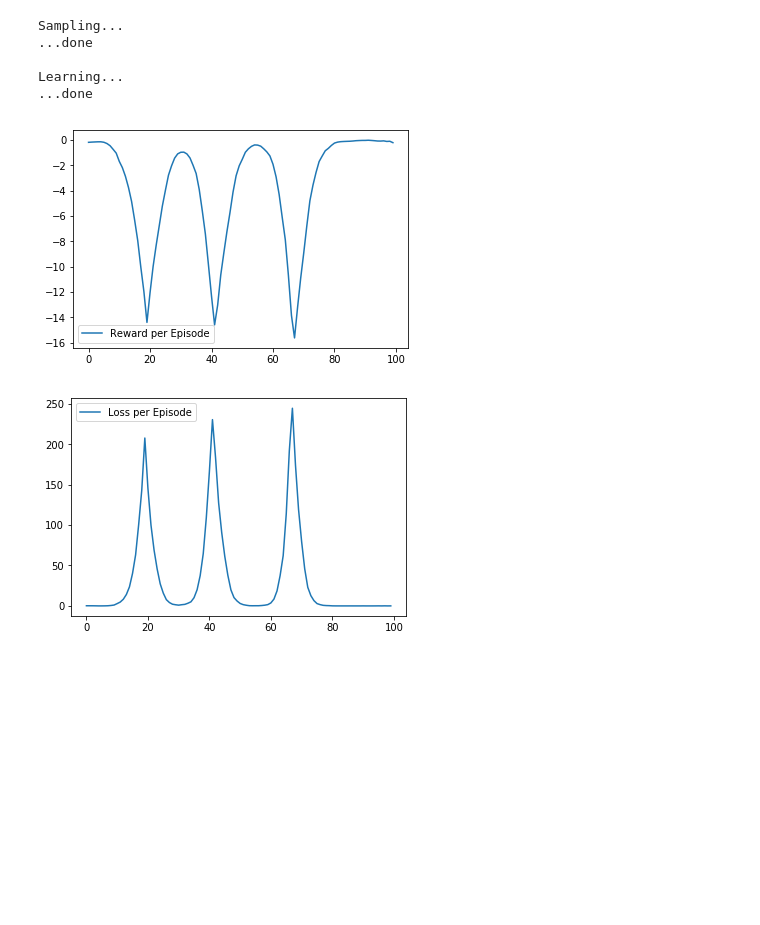
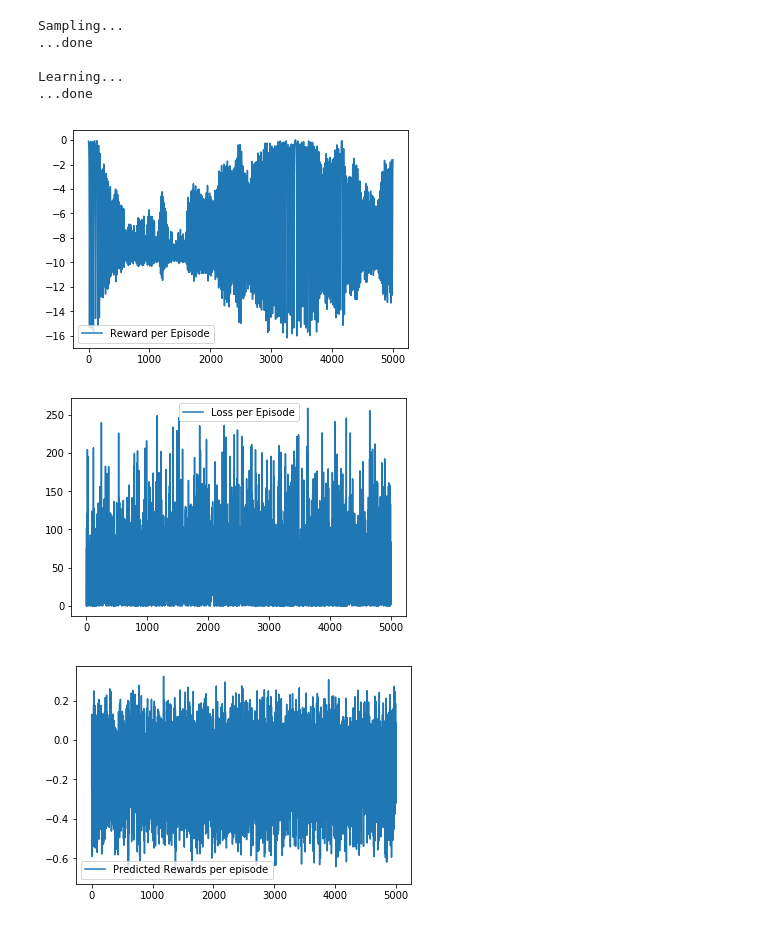
Before and after one commit to N1kYan/ReinforcementLearning, a Jupyter notebook: rl_challenge1_offline.ipynb, the cells around one changed output. Cells and saved outputs as stored; diff of their text form; code cells hidden in the pictures; blank space fills up the shorter version.

Commit message:
Added function to shuffle dataset before training; played around with network structure; still only learning zero centered outputs, instead of predicting (negative) rewards

```diff
--- a/rl_challenge1_offline.ipynb
+++ b/rl_challenge1_offline.ipynb
@@ -36,7 +36,7 @@ def sample(epochs):
         y[epoch] = np.array([state[0], state[1], state[2], reward])
 
         rewards.append(reward)
-        env.render()
+        #env.render()
     # Transform numpy arrays to tensors
     x = Variable(torch.from_numpy(x), requires_grad=True)
     y = Variable(torch.from_numpy(y), requires_grad=True)
@@ -55,20 +55,20 @@ def sample(epochs):
 class ControlNet(torch.nn.Module):
     def __init__(self, input_dim, hidden_dim1, hidden_dim2, output_dim):
         super(ControlNet, self).__init__()
-        self.input_linear = torch.nn.Linear(input_dim, hidden_dim1)
-        self.middle_linear = torch.nn.Linear(hidden_dim1, hidden_dim2)
-        self.output_linear = torch.nn.Linear(hidden_dim2, output_dim)
+        self.input = torch.nn.Linear(input_dim, hidden_dim1)
+        self.fc1 = torch.nn.Linear(hidden_dim1, hidden_dim2)
+        self.output = torch.nn.Linear(hidden_dim2, output_dim)
     def forward(self, x):
-        x = F.relu(self.input_linear(x))
-        x = F.relu(self.middle_linear(x))
-        x = F.relu(self.output_linear(x))
+        x = self.input(x)
+        x = self.fc1(x)
+        x = self.output(x)
         return x
 
 # Batch size, input dimension, hidden dimension, , hidden dimension, output dimension
 batch_size, d_in, d_hid1, d_hid2, d_out = 1, 4, 16, 16, 1
 
 # Learning rate for backprop
-l_rate = 0.9
+l_rate = 0.05
 
 # Criterion for optimisation: Mean Squared Loss
 criterion = torch.nn.MSELoss()
@@ -83,45 +109,54 @@ optimizer = torch.optim.SGD(model.parameters(), lr=l_rate)
     Training our neural network with the pre-sampled data.
 
 """
-# Array for plotting fun stuff
+# Arrays for plotting fun stuff
 plot = []
+predicted_rewards = []
 
-samples = 100
+samples = 5000
 
 print("Sampling...")
 x, y = sample(epochs=samples)
+shuffle(x, y, shuffle_amount=None)
 print("...done")
 print()
 
 print("Learning...")
 for i in range(int(samples/batch_size)):
     # Forward pass of minibatch
     prediction = model.forward(x[i*batch_size:(i+1)*batch_size,:])
+    predicted_rewards.append(prediction)
     # Calculate the loss
     loss = Variable(criterion(prediction, y[i*batch_size:(i+1)*batch_size,-1]), requires_grad=True)
     plot.append(loss)
 
     # Clear gradients, backpropagation and weight update
     optimizer.zero_grad()
     loss.backward()
     optimizer.step()
 print("...done")
 plot = np.array(plot)
+predicted_reward = np.array(predicted_rewards)
+
+
+# Close rendering
+env.close()
+
+# Plot loss
+plt.figure()
+plt.plot(plot, label="Loss per Episode")
+plt.legend()
+
+plt.figure()
+plt.plot(predicted_rewards, label="Predicted Rewards per episode")
+plt.legend()
+plt.show()
 # %% [output]
 Sampling...
 ...done
 
 Learning...
 ...done
-[figure, old version]
+[figure, new version]
+[figure, added]
+[figure, added]
-# %%
-# Close rendering
-env.close()
-
-# Plot loss
-plt.figure()
-plt.plot(plot, label="Loss per Episode")
-plt.legend()
-plt.show()
-# %% [output]
-[figure, removed]
```
Also changed, not shown: parts of 1 cell of this notebook.
